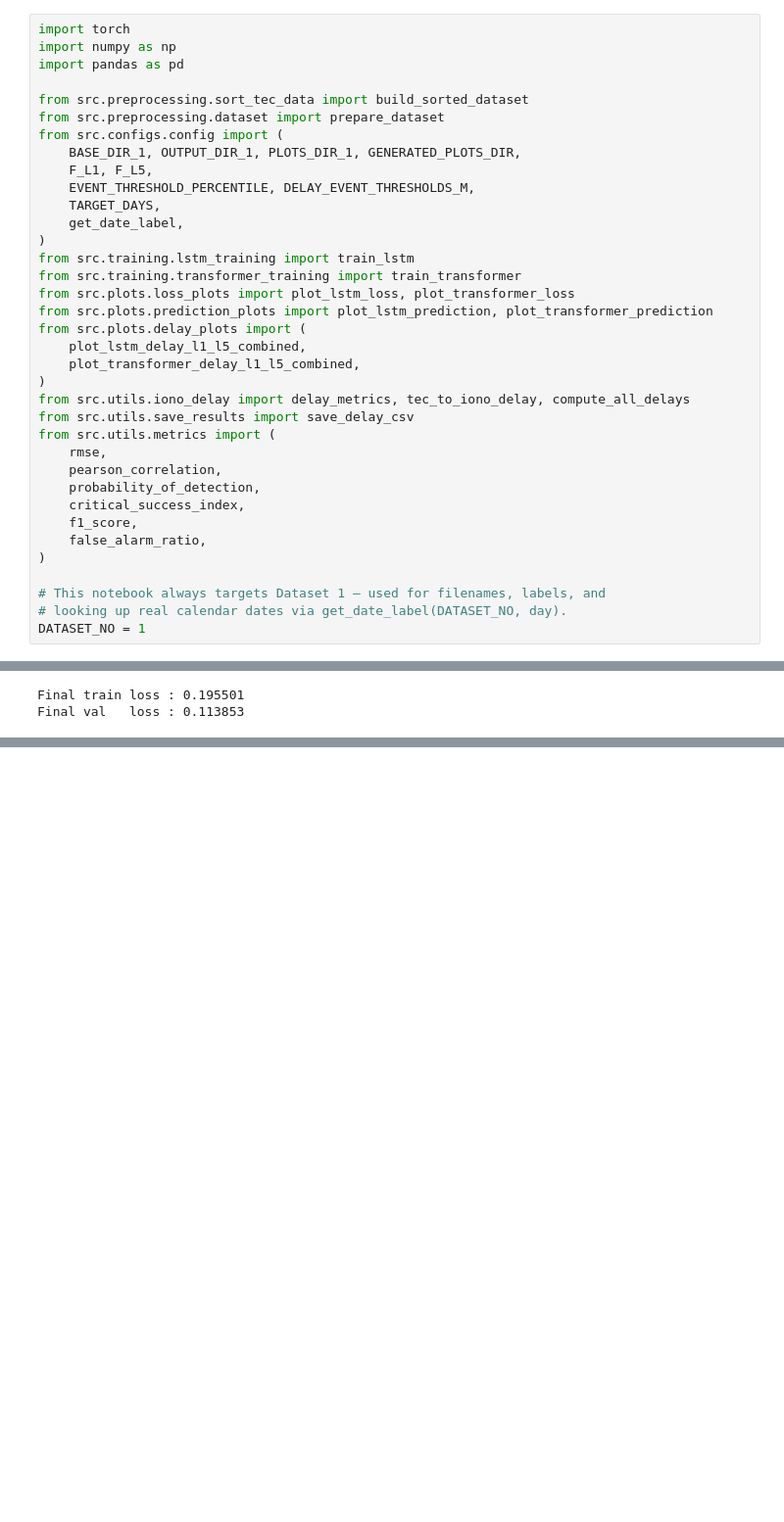
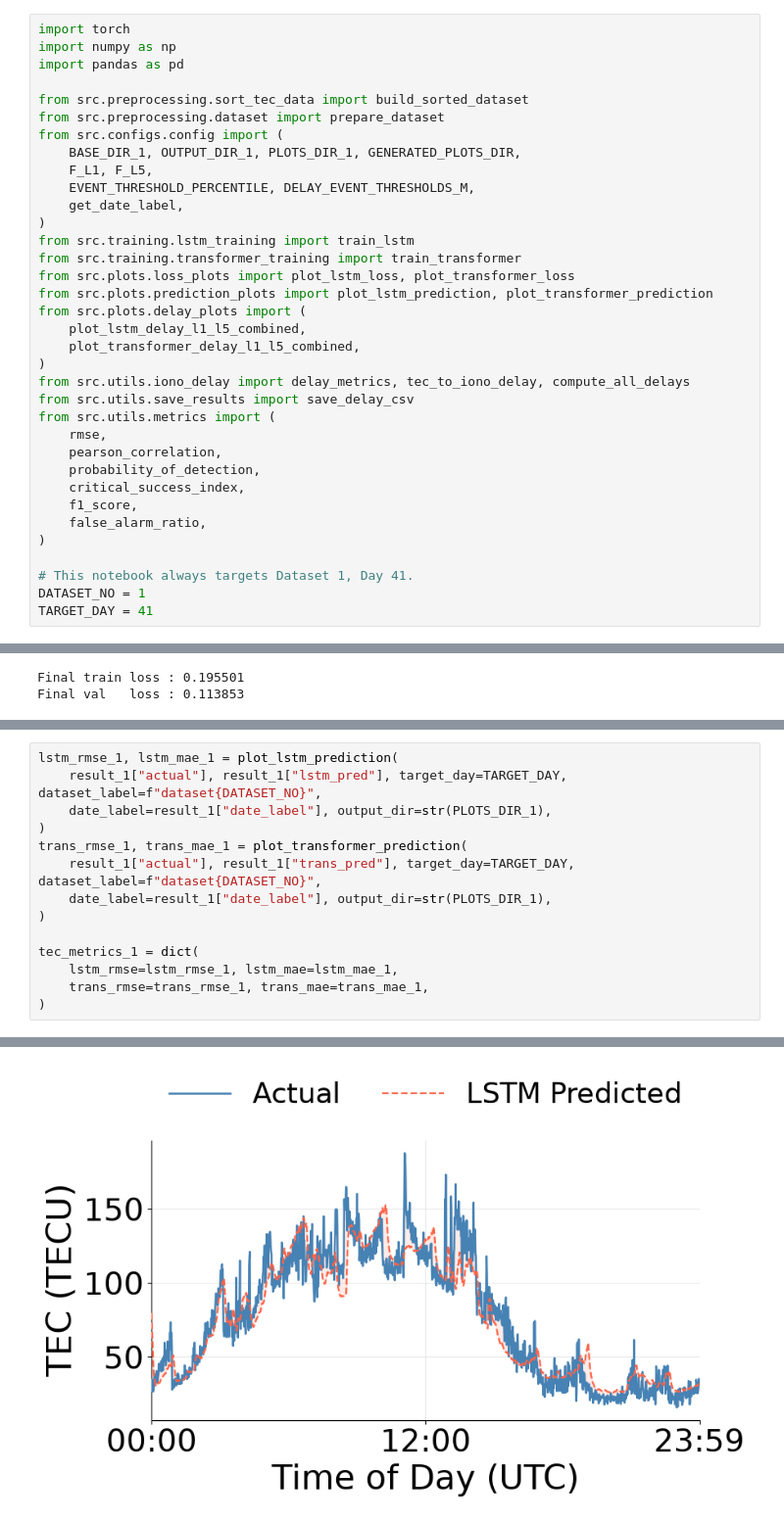
Before and after one commit to codewithavra/ionospheric-tec-forecasting, a Jupyter notebook: dataset1_forecasting.ipynb, the cells around one changed output, grey strips where cells are left out. Shown at 98% size. Saved outputs shown, nothing was run; the diff lists cells and outputs as text; blank space fills up the shorter version.

Commit message:
update dataset1_forecasting

```diff
--- a/dataset1_forecasting.ipynb
+++ b/dataset1_forecasting.ipynb
@@ -33,7 +30,6 @@ from src.configs.config import (
     BASE_DIR_1, OUTPUT_DIR_1, PLOTS_DIR_1, GENERATED_PLOTS_DIR,
     F_L1, F_L5,
     EVENT_THRESHOLD_PERCENTILE, DELAY_EVENT_THRESHOLDS_M,
-    TARGET_DAYS,
     get_date_label,
 )
 from src.training.lstm_training import train_lstm
@@ -55,8 +51,8 @@ from src.utils.metrics import (
     false_alarm_ratio,
 )
 
-# This notebook always targets Dataset 1 — used for filenames, labels, and
-# looking up real calendar dates via get_date_label(DATASET_NO, day).
+# This notebook always targets Dataset 1, Day 41.
 DATASET_NO = 1
+TARGET_DAY = 41
 # %% [markdown]
 ---
@@ -553,0 +268,15 @@ Saved TEC forecast summary to: C:\Users\avran\OneDrive\Desktop\ionospheric-tec-f
+# %%
+lstm_rmse_1, lstm_mae_1 = plot_lstm_prediction(
+    result_1["actual"], result_1["lstm_pred"], target_day=TARGET_DAY, dataset_label=f"dataset{DATASET_NO}",
+    date_label=result_1["date_label"], output_dir=str(PLOTS_DIR_1),
+)
+trans_rmse_1, trans_mae_1 = plot_transformer_prediction(
+    result_1["actual"], result_1["trans_pred"], target_day=TARGET_DAY, dataset_label=f"dataset{DATASET_NO}",
+    date_label=result_1["date_label"], output_dir=str(PLOTS_DIR_1),
+)
+
+tec_metrics_1 = dict(
+    lstm_rmse=lstm_rmse_1, lstm_mae=lstm_mae_1,
+    trans_rmse=trans_rmse_1, trans_mae=trans_mae_1,
+)
+# %% [output]
@@ -553,0 +284 @@ Saved TEC forecast summary to: C:\Users\avran\OneDrive\Desktop\ionospheric-tec-f
+[figure, added]
```
Also changed, not shown: parts of 45 cells of this notebook.
